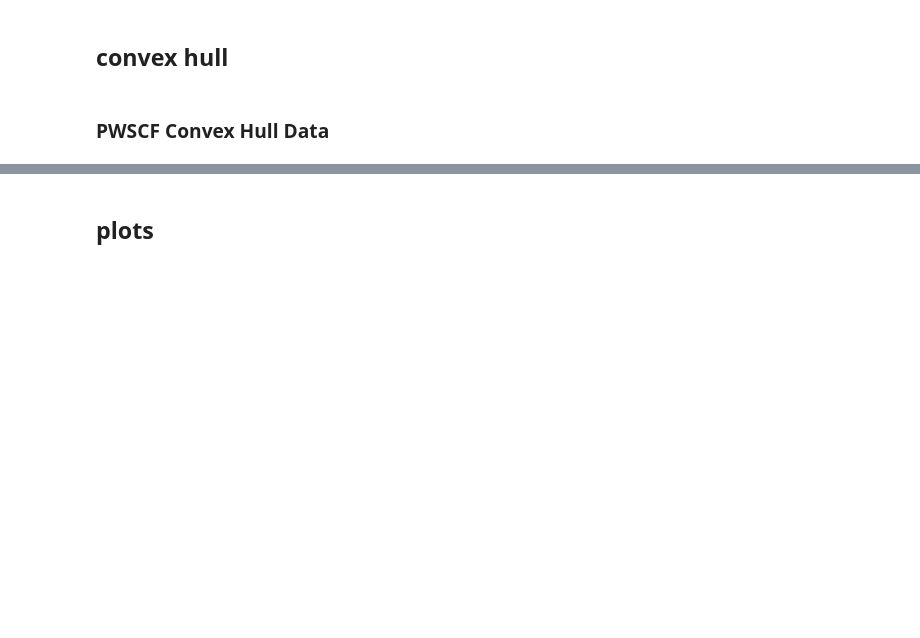
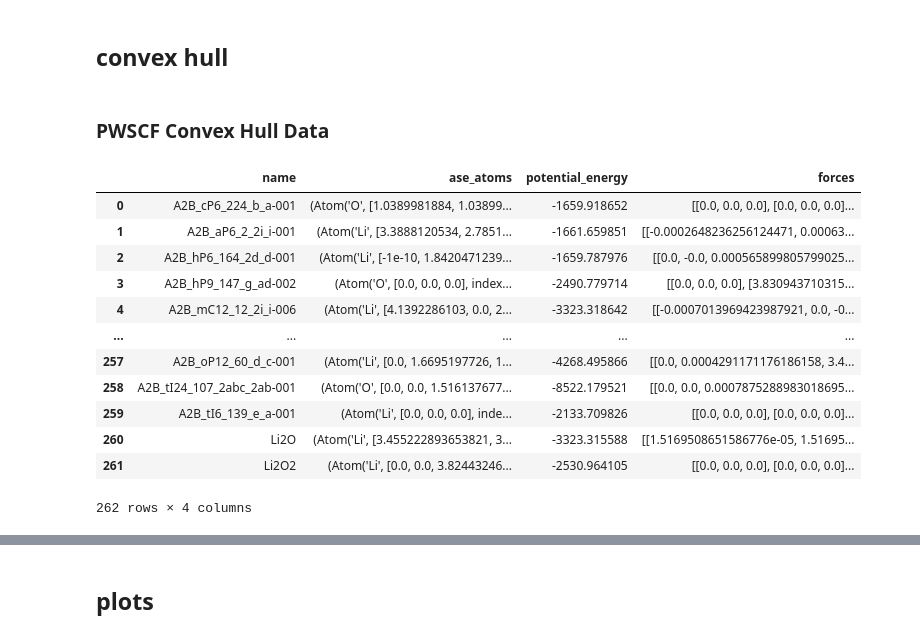
Before and after one commit to justformylulz/pot-test, a Jupyter notebook: pot_test.ipynb, the cells around one changed output, grey strips where cells are left out. Saved outputs shown, nothing was run; the diff lists cells and outputs as text; code cells hidden in the pictures; blank space fills up the shorter version.

```diff
--- a/pot_test.ipynb
+++ b/pot_test.ipynb
@@ -958,3 +1117,19 @@ pw_LiO_df = pd.concat([pw_LiO_df, new_df])
+# %%
+pw_LiO_df
+# %% [output]
+|  | name | ase_atoms | potential_energy | forces |
+| 0 | A2B_cP6_224_b_a-001 | (Atom('O', [1.0389981884, 1.03899... | -1659.918652 | [[0.0, 0.0, 0.0], [0.0, 0.0, 0.0]... |
+| 1 | A2B_aP6_2_2i_i-001 | (Atom('Li', [3.3888120534, 2.7851... | -1661.659851 | [[-0.0002648236256124471, 0.00063... |
+| 2 | A2B_hP6_164_2d_d-001 | (Atom('Li', [-1e-10, 1.8420471239... | -1659.787976 | [[0.0, -0.0, 0.000565899805799025... |
+| 3 | A2B_hP9_147_g_ad-002 | (Atom('O', [0.0, 0.0, 0.0], index... | -2490.779714 | [[0.0, 0.0, 0.0], [3.830943710315... |
+| 4 | A2B_mC12_12_2i_i-006 | (Atom('Li', [4.1392286103, 0.0, 2... | -3323.318642 | [[-0.0007013969423987921, 0.0, -0... |
+| ... | ... | ... | ... | ... |
+| 257 | A2B_oP12_60_d_c-001 | (Atom('Li', [0.0, 1.6695197726, 1... | -4268.495866 | [[0.0, 0.0004291171176186158, 3.4... |
+| 258 | A2B_tI24_107_2abc_2ab-001 | (Atom('O', [0.0, 0.0, 1.516137677... | -8522.179521 | [[0.0, 0.0, 0.0007875288983018695... |
+| 259 | A2B_tI6_139_e_a-001 | (Atom('Li', [0.0, 0.0, 0.0], inde... | -2133.709826 | [[0.0, 0.0, 0.0], [0.0, 0.0, 0.0]... |
+| 260 | Li2O | (Atom('Li', [3.455222893653821, 3... | -3323.315588 | [[1.5169508651586776e-05, 1.51695... |
+| 261 | Li2O2 | (Atom('Li', [0.0, 0.0, 3.82443246... | -2530.964105 | [[0.0, 0.0, 0.0], [0.0, 0.0, 0.0]... |
+262 rows × 4 columns
 # %%
 entries = []
 
```
Also changed, not shown: parts of 8 cells of this notebook.
